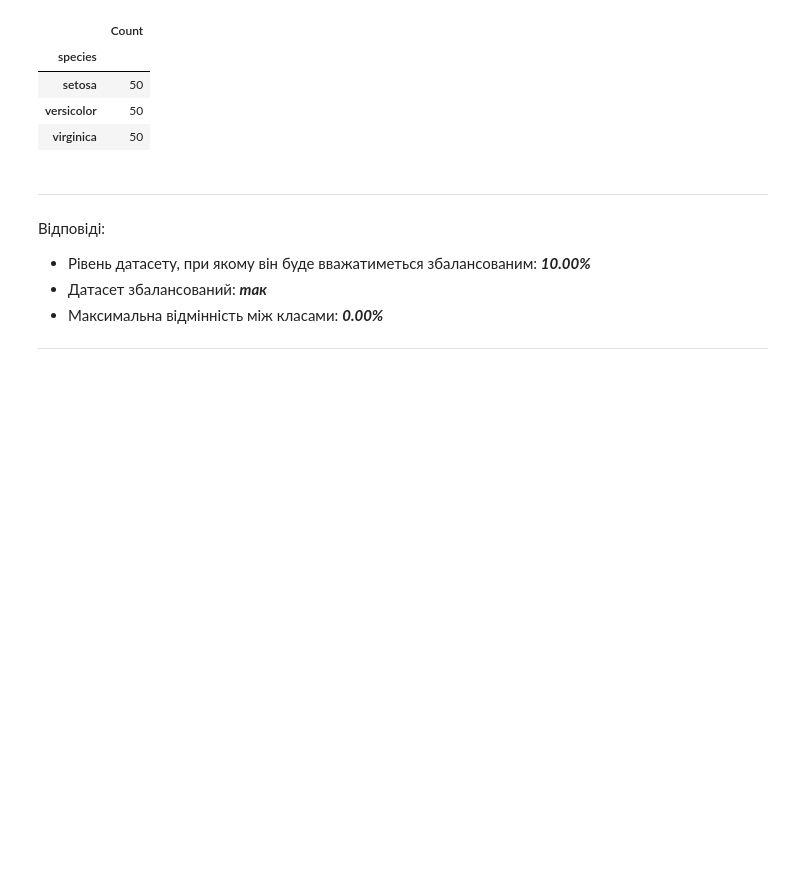
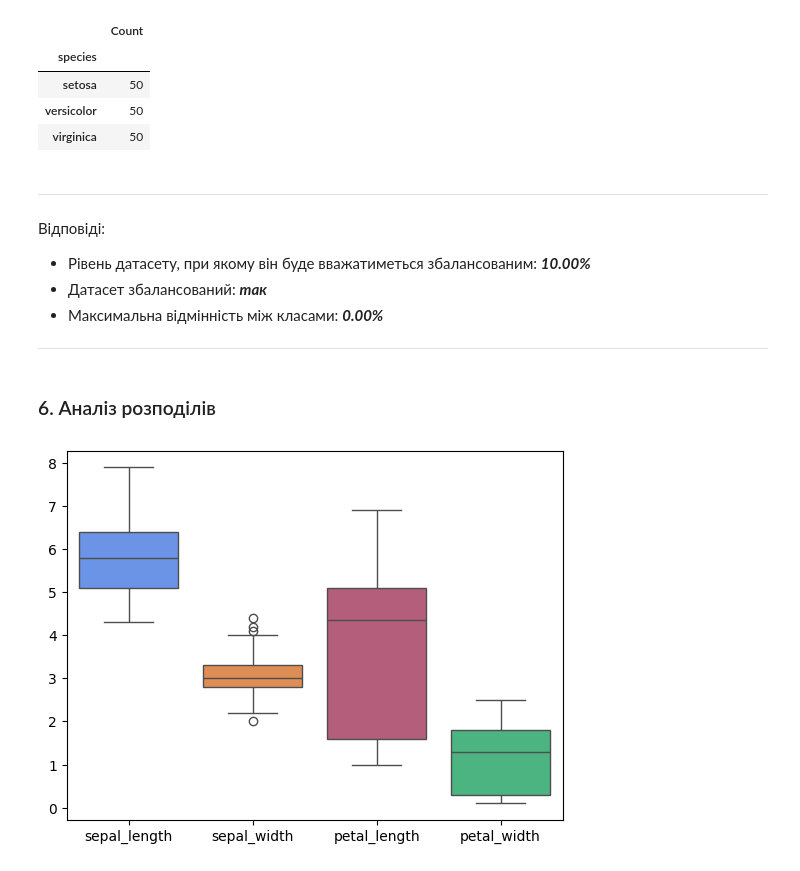
Before and after one commit to BogdanPinchuk/DataScience-PBY_HW9, a Jupyter notebook: Bohdan_Pinchuk_DS_HW9.ipynb, the cells around one changed output. Drawn from its saved outputs; the diff is of its cells as text; code cells hidden in the pictures; blank space fills up the shorter version.

Commit message:
[Homework9] - implemented charts for the 6th part

```diff
--- a/Bohdan_Pinchuk_DS_HW9.ipynb
+++ b/Bohdan_Pinchuk_DS_HW9.ipynb
@@ -553,3 +550,22 @@ display(Markdown(f"""
 * Датасет збалансований: _**так**_
 * Максимальна відмінність між класами: _**0.00%**_
 ---
+# %%
+# 6. Аналіз розподілів
+
+import matplotlib.pyplot as plt
+
+# Input data
+
+
+# Solution
+display(Markdown(f"""
+### 6. Аналіз розподілів
+"""))
+
+sns.boxplot(data=iris.drop(columns=target_value))
+plt.show()
+# %% [output]
+
+### 6. Аналіз розподілів
+[figure, added]
```
Also changed, not shown: parts of 3 cells of this notebook.
